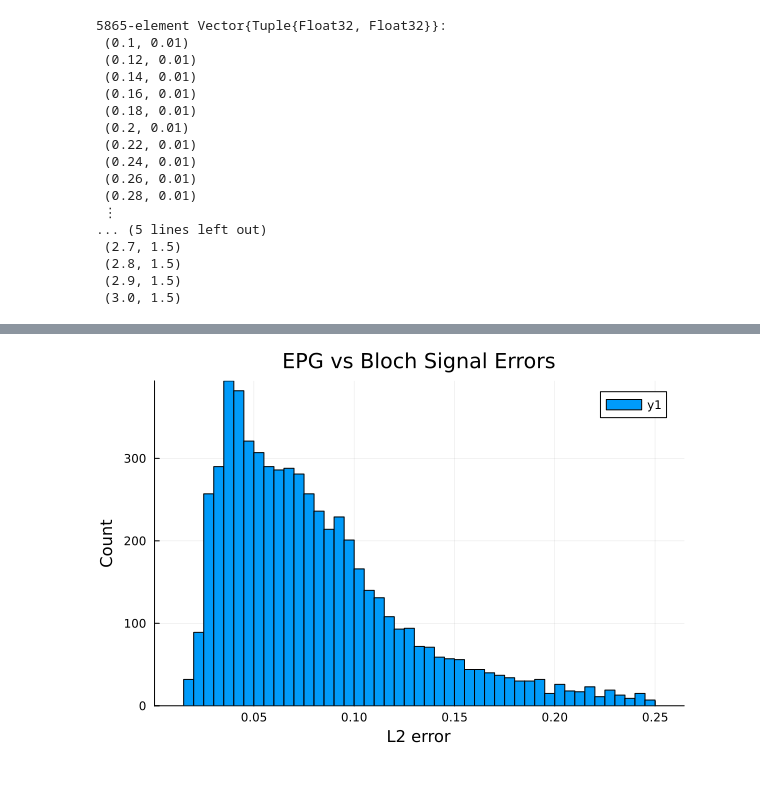
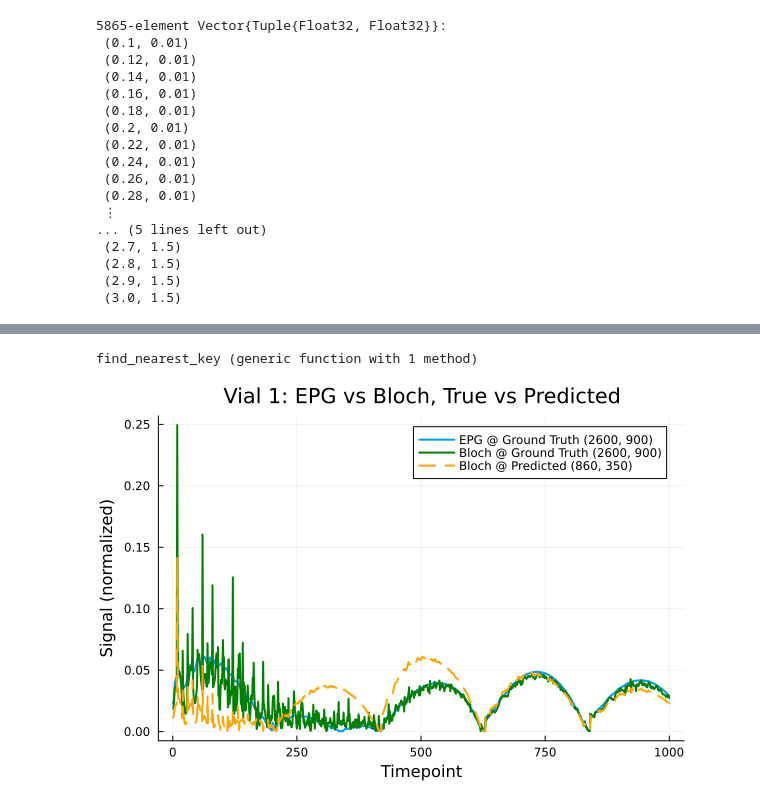
Before and after one commit to lucyarmitage/MScProject, a Jupyter notebook: Dictionary/comparing_files.ipynb, the cells around one changed output, grey strips where cells are left out. Cells and saved outputs as stored; diff of their text form; code cells hidden in the pictures.

Commit message:
comparing gold standard with predicted signal

```diff
--- a/Dictionary/comparing_files.ipynb
+++ b/Dictionary/comparing_files.ipynb
@@ -93,4 +101,42 @@ max_error = maximum(values(errors))
 # %%
-histogram(collect(values(errors)), bins=50, title="EPG vs Bloch Signal Errors", xlabel="L2 error", ylabel="Count")
+# histogram(collect(values(errors)), bins=50, title="EPG vs Bloch Signal Errors", xlabel="L2 error", ylabel="Count")
-# %% [output]
-[figure, removed]
+# %%
+# Returns the dictionary key with minimal Euclidean distance to (target_T1, target_T2)
+function find_nearest_key(dict::Dict{Tuple{Int, Int}, Vector{Float64}}, target_T1::Real, target_T2::Real)
+    keys_list = collect(keys(dict))
+    dists = [sqrt((k[1] - target_T1)^2 + (k[2] - target_T2)^2) for k in keys_list]
+    nearest_idx = argmin(dists)
+    return keys_list[nearest_idx]
+end
+# %% [output]
+find_nearest_key (generic function with 1 method)
+# %%
+plot()  # starts a new, empty plot (optional)
+
+# === Ground truth and predicted values for Vial 1 ===
+true_T1, true_T2 = 2572, 886
+pred_T1, pred_T2 = 860, 350
+
+# === Find nearest keys in both dictionaries ===
+true_key_epg  = find_nearest_key(epg_dict,  true_T1, true_T2)
+pred_key_epg  = find_nearest_key(epg_dict,  pred_T1, pred_T2)
+true_key_bloch = find_nearest_key(bloch_dict, true_T1, true_T2)
+pred_key_bloch = find_nearest_key(bloch_dict, pred_T1, pred_T2)
+
+# === Extract signals ===
+sig_epg_true  = epg_dict[true_key_epg]
+sig_epg_pred  = epg_dict[pred_key_epg]
+sig_bloch_true = bloch_dict[true_key_bloch]
+sig_bloch_pred = bloch_dict[pred_key_bloch]
+
+# === Plot all 4 signals ===
+plot(sig_epg_true, label="EPG @ Ground Truth $(true_key_epg)", lw=2)
+#plot!(sig_epg_pred, label="EPG @ Predicted $(pred_key_epg)", lw=2, linestyle=:dash)
+plot!(sig_bloch_true, label="Bloch @ Ground Truth $(true_key_bloch)", lw=2, color=:green)
+plot!(sig_bloch_pred, label="Bloch @ Predicted $(pred_key_bloch)", lw=2, linestyle=:dash, color=:orange)
+
+xlabel!("Timepoint")
+ylabel!("Signal (normalized)")
+title!("Vial 1: EPG vs Bloch, True vs Predicted")
+# %% [output]
+[figure, added]
```
Also changed, not shown: parts of 6 cells of this notebook.
